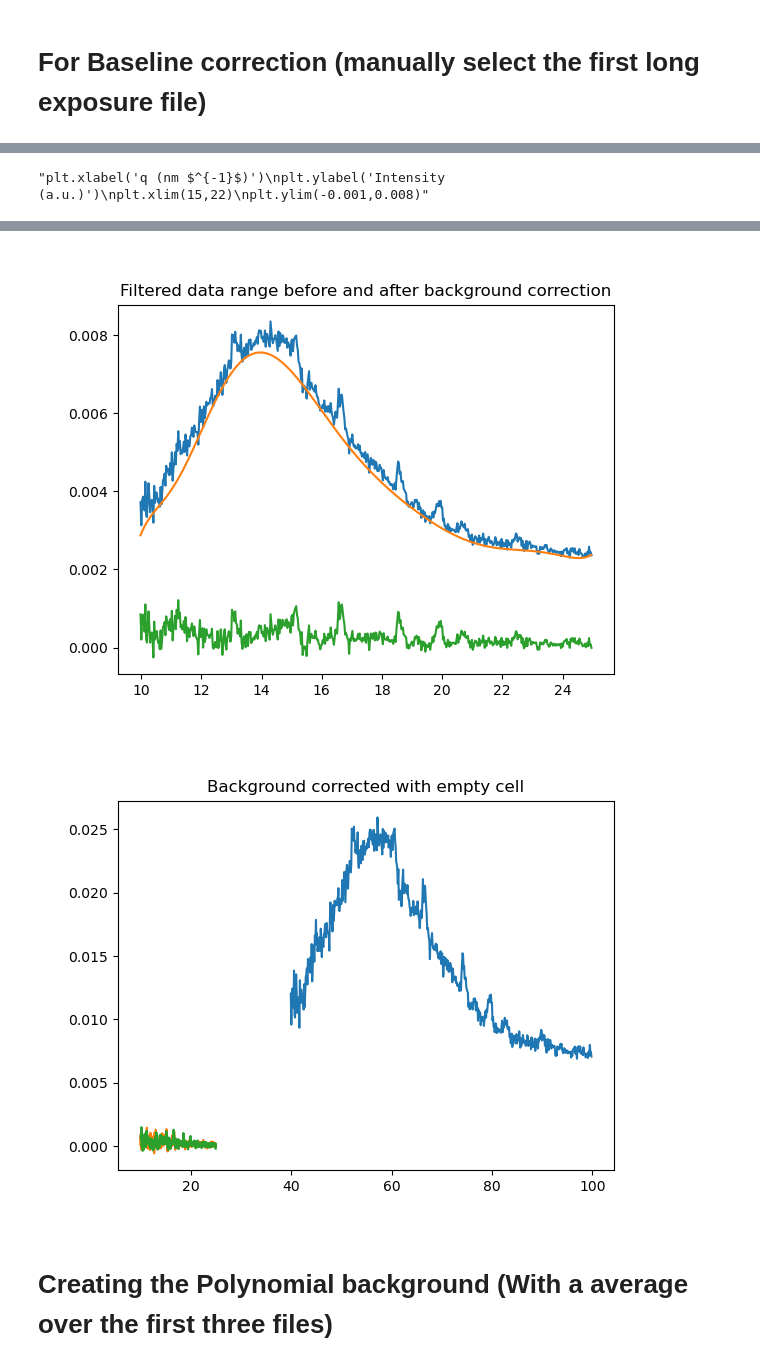
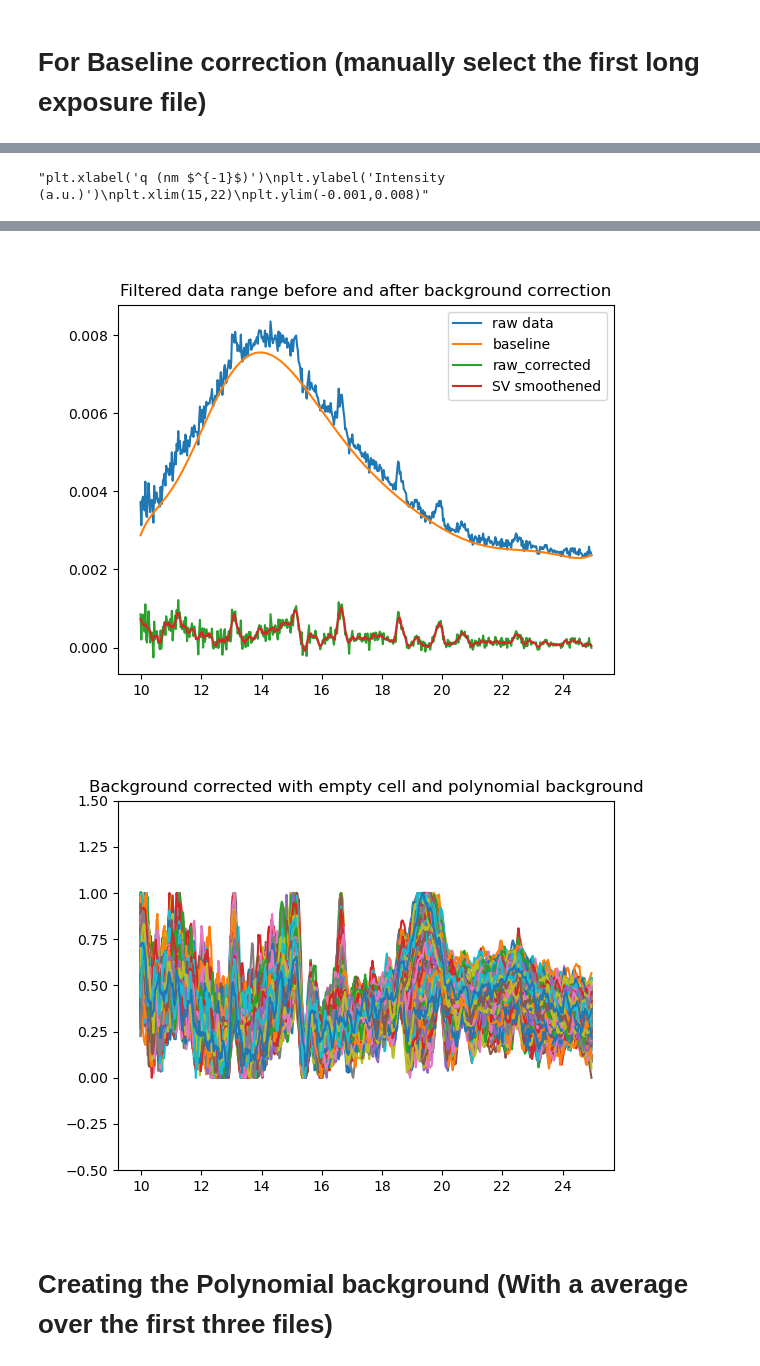
Before and after one commit to PronoyDutta/SAXS_WAXS, a Jupyter notebook: fitting_data.ipynb, the cells around one changed output, grey strips where cells are left out. Drawn from its saved outputs; the diff is of its cells as text; code cells hidden in the pictures.

```diff
--- a/fitting_data.ipynb
+++ b/fitting_data.ipynb
@@ -93,6 +94,9 @@ def multi_lorentzian(x, *params):
         w0 = params[2*j+1]
         y += lorentzian(x, a, x0, w0)
     return y
+# %%
+def smooth_data(data, window_length=10, polyorder=3):
+    return savgol_filter(data, window_length, polyorder)
 # %% [markdown]
 # Read all the files
 # %%
@@ -259,24 +263,24 @@ for ikey in file_dictionary:
 #filter the range for the WAXS
 filtered_X_range_min = np.max(np.where(X_data <= 10))
 filtered_X_range_max = np.max(np.where(X_data <= 25))
-print(empty_cell_corrected_waxs_files[1])
+# print(empty_cell_corrected_waxs_files)
 print(f"filtered position: {filtered_X_range_min}, {filtered_X_range_max}, value: {X_data[filtered_X_range_min]}, {X_data[filtered_X_range_max]}")
 
                                   # Substract a polynomial over the empty cell corrected files #
 
 
 # Create an average over the first four files for background generation
+x_data = 0
+y_data = 0
+file_count = 0
 for files in range(1,5):
-    if files == 1:
-        x_data = empty_cell_corrected_waxs_files[files].iloc[filtered_X_range_min:filtered_X_range_max,0]
-        y_data = empty_cell_corrected_waxs_files[files].iloc[filtered_X_range_min:filtered_X_range,1]
-    else:
-         x_data += empty_cell_corrected_waxs_files[files].iloc[filtered_X_range_min:filtered_X_range,0]
-         y_data += empty_cell_corrected_waxs_files[files].iloc[filtered_X_range_min:filtered_X_range,1]
+    x_data += empty_cell_corrected_waxs_files[files].iloc[filtered_X_range_min:filtered_X_range_max,0]
+    y_data += empty_cell_corrected_waxs_files[files].iloc[filtered_X_range_min:filtered_X_range_max,1]
+    file_count += 1
 
 # average over the summed data
-x_data = x_data/4
-y_data = y_data/4
+x_data = x_data/file_count
+y_data = y_data/file_count
 
 plt.figure()
 plt.title("Filtered data range before and after background correction")
@@ -284,24 +288,39 @@ baseline_filter = Baseline(x_data = x_data)
 baseline = baseline_filter.modpoly(y_data, poly_order= 10)[0]
 # print(baseline)
 modified_y = y_data-baseline
-plt.plot(x_data, y_data)
-plt.plot(x_data, baseline)
-plt.plot(x_data, modified_y)
-print(empty_cell_corrected_waxs_files[1].iloc[:,1])
+smoothed_Y = smooth_data(modified_y, window_length=11, polyorder=2)
+
+plt.plot(x_data, y_data, label = 'raw data')
+plt.plot(x_data, baseline, label = 'baseline')
+plt.plot(x_data, modified_y, label = 'raw_corrected')
+plt.plot(x_data, smoothed_Y, label = 'SV smoothened')
+plt.legend()
+
 plt.figure()
-plt.title("Background corrected with empty cell")
+plt.title("Background corrected with empty cell and polynomial background")
 # Create new file dictionary with corrected spectra
 corrected_waxs_files = {}
-for ikey in range(1,4):
-    X_values = empty_cell_corrected_waxs_files[ikey].iloc[filtered_X_range_min:filtered_X_range_max,0]
-    Y_values = empty_cell_corrected_waxs_files[ikey].iloc[filtered_X_range_min:filtered_X_range_max,1]
-    modified_Y = Y_values - baseline
-    plt.plot(X_values, modified_Y)
-    df = pd.DataFrame({'X_data': X_values, 'Modified_Y': modified_Y})
+
+for ikey in empty_cell_corrected_waxs_files:
+    min_val = 0
+    max_val = 0
+    modified_Y = 0
+    X1_values = empty_cell_corrected_waxs_files[ikey].iloc[filtered_X_range_min:filtered_X_range_max,0]
+    Y1_values = empty_cell_corrected_waxs_files[ikey].iloc[filtered_X_range_min:filtered_X_range_max,1]
+    modified_Y = Y1_values - baseline
+
+    # Smooth the data
+    smoothed_Y = smooth_data(modified_Y, window_length=11, polyorder=2)
+
+    min_val = np.min(smoothed_Y)
+    max_val = np.max(smoothed_Y)
+    normalized_Y = (smoothed_Y - min_val)/(max_val - min_val) # Normalized the data between [0,1]
+    plt.plot(X1_values, normalized_Y)
+    df = pd.DataFrame({'X_data': X1_values, 'Modified_Y': normalized_Y})
     corrected_waxs_files[ikey] = df
 
 #Setting graph attributes
-
+plt.ylim(-0.5,1.5)
 """plt.xlabel('q (nm $^{-1}$)')
 plt.ylabel('Intensity (a.u.)')
 plt.xlim(15,22)
@@ -327,8 +331,8 @@ Name: Modified_Y, Length: 1017, dtype: float64
 "plt.xlabel('q (nm $^{-1}$)')\nplt.ylabel('Intensity (a.u.)')\nplt.xlim(15,22)\nplt.ylim(-0.001,0.008)"
 [figure]
 [figure]
-[figure, old version]
+[figure, new version]
-[figure, old version]
+[figure, new version]
 # %% [markdown]
 # Creating the Polynomial background (With a average over the first three files)
 # %%
```
Also changed, not shown: parts of 5 cells of this notebook, 1 other file.
